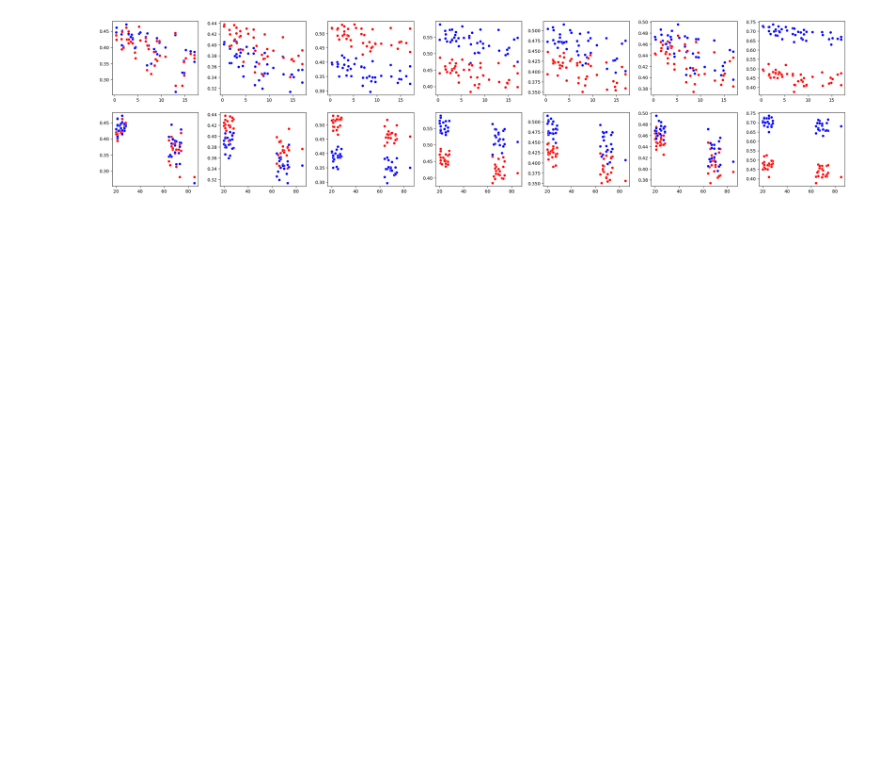
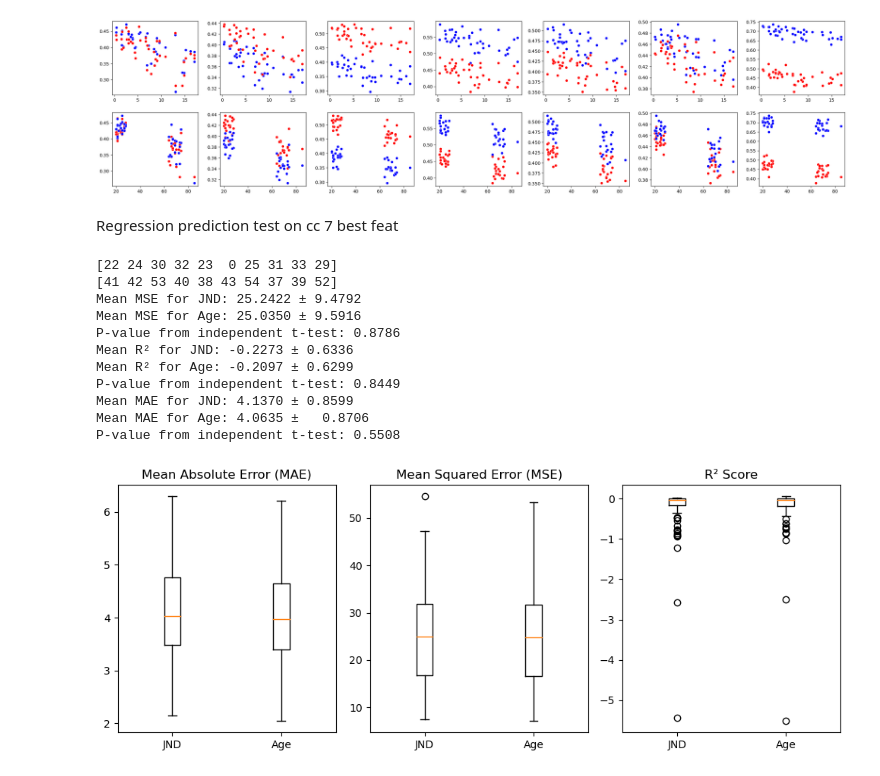
Before and after one commit to nicolascatz/CRPN_DTI_AGING_DPAKNC, a Jupyter notebook: scripts/DTI_Aging_AllPatterns_New_260313.ipynb, the cells around one changed output. Cells and saved outputs as stored; diff of their text form; code cells hidden in the pictures; blank space fills up the shorter version.

```diff
--- a/scripts/DTI_Aging_AllPatterns_New_260313.ipynb
+++ b/scripts/DTI_Aging_AllPatterns_New_260313.ipynb
@@ -392,3 +381,83 @@ for cc in range(7):
 plt.tight_layout(pad=2.0)
 # %% [output]
 [figure]
+# %% [markdown]
+Regression prediction test on cc 7 best feat
+# %%
+cc=6
+print(r_reg_best_features_age_cc_allCC[cc])
+print(r_reg_best_features_jnd_cc_allCC[cc])
+
+from sklearn import svm
+from sklearn.model_selection import train_test_split
+from sklearn.metrics import mean_absolute_error, mean_squared_error, r2_score
+from scipy.stats import ttest_rel as t_test_rel, ttest_ind as t_test_ind
+
+mae_jnd_rd = []
+mae_age_rd = []
+mse_jnd_rd = []
+mse_age_rd = []
+r2_jnd_rd = []
+r2_age_rd = []
+
+for rd in range(100):
+
+    X_train,X_test,y_train,y_test=train_test_split(DTI[:,r_reg_best_features_jnd_cc_allCC[cc,:].tolist(),cc], jnd, test_size=0.2, random_state=rd)
+    regr=svm.SVR(kernel='linear')
+    regr.fit(X_train, y_train)
+    y_pred = regr.predict(X_test)
+    regr.score(X_test, y_test)
+
+    mae_jnd_rd.append(mean_absolute_error(y_test, y_pred))
+    mse_jnd_rd.append(mean_squared_error(y_test, y_pred))
+    r2_jnd_rd.append(r2_score(y_test, y_pred))
+
+    X_train,X_test,y_train,y_test=train_test_split(DTI[:,r_reg_best_features_age_cc_allCC[cc,:].tolist(),cc], jnd, test_size=0.2, random_state=rd)
+    regr=svm.SVR(kernel='linear')
+    regr.fit(X_train, y_train)
+    y_pred = regr.predict(X_test)
+    regr.score(X_test, y_test)
+
+    mae_age_rd.append(mean_absolute_error(y_test, y_pred))
+    mse_age_rd.append(mean_squared_error(y_test, y_pred))
+    r2_age_rd.append(r2_score(y_test, y_pred))
+
+
+
+
+fig,ax=plt.subplots(nrows=1, ncols=3,figsize=(10,4))
+ax[0].boxplot([mae_jnd_rd, mae_age_rd], labels=['JND', 'Age'])
+ax[0].set_title('Mean Absolute Error (MAE)')
+ax[1].boxplot([mse_jnd_rd, mse_age_rd], labels=['JND', 'Age'])
+ax[1].set_title('Mean Squared Error (MSE)')
+ax[2].boxplot([r2_jnd_rd, r2_age_rd], labels=['JND', 'Age'])
+ax[2].set_title('R² Score')
+plt.tight_layout()
+
+t,pvalue=t_test_ind(mse_jnd_rd, mse_age_rd)
+print(f'Mean MSE for JND: {np.mean(mse_jnd_rd):.4f} ± {np.std(mse_jnd_rd):.4f}')
+print(f'Mean MSE for Age: {np.mean(mse_age_rd):.4f} ± {np.std(mse_age_rd):.4f}')
+print(f'P-value from independent t-test: {pvalue:.4f}')
+
+t,pvalue=t_test_ind(r2_jnd_rd, r2_age_rd)
+print(f'Mean R² for JND: {np.mean(r2_jnd_rd):.4f} ± {np.std(r2_jnd_rd):.4f}')
+print(f'Mean R² for Age: {np.mean(r2_age_rd):.4f} ± {np.std(r2_age_rd):.4f}')
+print(f'P-value from independent t-test: {pvalue:.4f}')
+
+t,pvalue=t_test_ind(mae_jnd_rd, mae_age_rd)
+print(f'Mean MAE for JND: {np.mean(mae_jnd_rd):.4f} ± {np.std(mae_jnd_rd):.4f}')
+print(f'Mean MAE for Age: {np.mean(mae_age_rd):.4f} ±   {np.std(mae_age_rd):.4f}')
+print(f'P-value from independent t-test: {pvalue:.4f}')
+# %% [output]
+[22 24 30 32 23  0 25 31 33 29]
+[41 42 53 40 38 43 54 37 39 52]
+Mean MSE for JND: 25.2422 ± 9.4792
+Mean MSE for Age: 25.0350 ± 9.5916
+P-value from independent t-test: 0.8786
+Mean R² for JND: -0.2273 ± 0.6336
+Mean R² for Age: -0.2097 ± 0.6299
+P-value from independent t-test: 0.8449
+Mean MAE for JND: 4.1370 ± 0.8599
+Mean MAE for Age: 4.0635 ±   0.8706
+P-value from independent t-test: 0.5508
+[figure, added]
```
Also changed, not shown: parts of 6 cells of this notebook.
